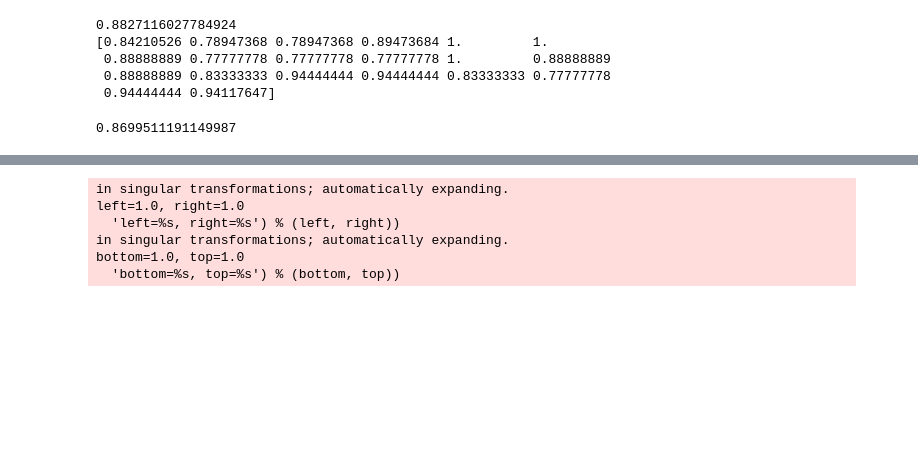
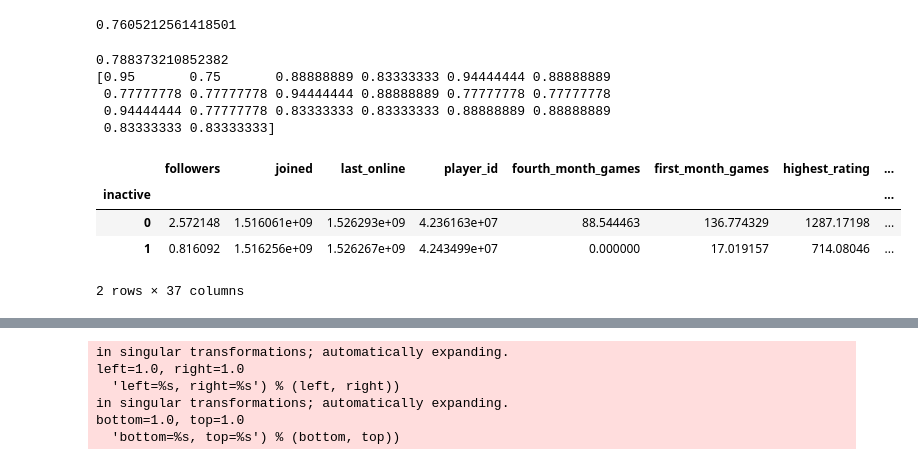
Before and after one commit to Bmcgarry194/ChessStyle, a Jupyter notebook: Chess_EDA.ipynb, the cells around one changed output, grey strips where cells are left out. Drawn from its saved outputs; the diff is of its cells as text; code cells hidden in the pictures; blank space fills up the shorter version.

```diff
--- a/Chess_EDA.ipynb
+++ b/Chess_EDA.ipynb
@@ -310,18 +349,19 @@ gradient_boost.fit(X_train, y_train)
 gradient_y_predict = gradient_boost.predict_proba(X_test)
 
 print(roc_auc_score(y_test, gradient_y_predict[:, 1]))
-print(cross_val_score(gradient_boost, X_test, y_test, cv=20))
+# print(cross_val_score(gradient_boost, X_test, y_test, cv=20))
 # %% [output]
-0.8827116027784924
-[0.84210526 0.78947368 0.78947368 0.89473684 1.         1.
- 0.88888889 0.77777778 0.77777778 0.77777778 1.         0.88888889
- 0.88888889 0.83333333 0.94444444 0.94444444 0.83333333 0.77777778
- 0.94444444 0.94117647]
+0.7605212561418501
 # %%
-logistic_model = LogisticRegressionCV()
+logistic_model = LogisticRegressionCV(scoring='roc_auc')
 logistic_model.fit(X_train, y_train)
 logistic_y_predict = logistic_model.predict_proba(X_test)
 
 print(roc_auc_score(y_test, logistic_y_predict[:, 1]))
+print(cross_val_score(logistic_model, X_test, y_test, cv=20))
 # %% [output]
-0.8699511191149987
+0.788373210852382
+[0.95       0.75       0.88888889 0.83333333 0.94444444 0.88888889
+ 0.77777778 0.77777778 0.94444444 0.88888889 0.77777778 0.77777778
+ 0.94444444 0.77777778 0.83333333 0.83333333 0.88888889 0.88888889
+ 0.83333333 0.83333333]
@@ -329,0 +368,8 @@ logistic_model.
+# %%
+df.fillna(0).groupby('inactive').mean()
+# %% [output]
+|  | followers | joined | last_online | player_id | fourth_month_games | first_month_games | highest_rating | ... |
+| inactive |  |  |  |  |  |  |  | ... |
+| 0 | 2.572148 | 1.516061e+09 | 1.526293e+09 | 4.236163e+07 | 88.544463 | 136.774329 | 1287.17198 | ... |
+| 1 | 0.816092 | 1.516256e+09 | 1.526267e+09 | 4.243499e+07 | 0.000000 | 17.019157 | 714.08046 | ... |
+2 rows × 37 columns
```
Also changed, not shown: parts of 14 cells of this notebook, 7 other files.
